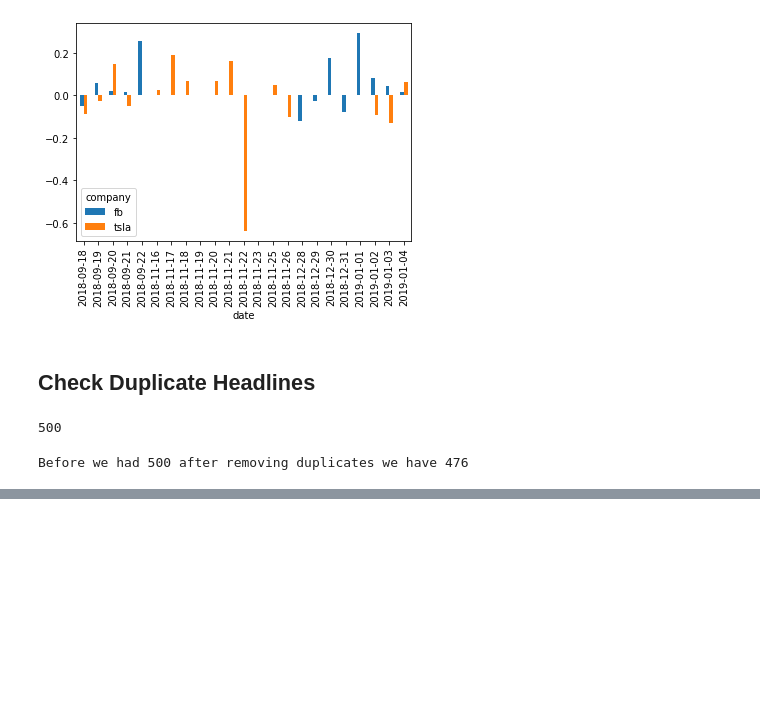
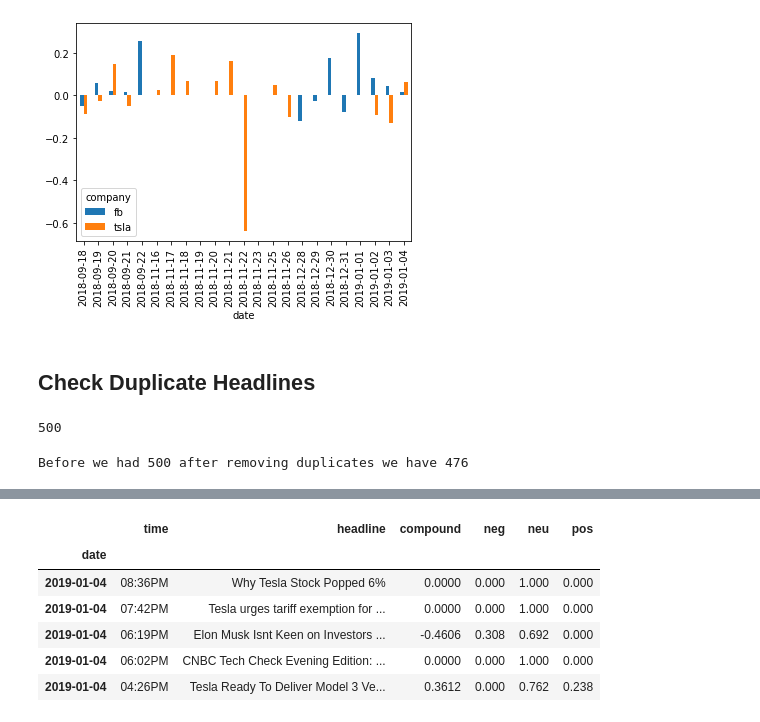
Before and after one commit to kaushik-holla/Sentimental-Analysis-of-Stock-Market-from-News-Headlines-, a Jupyter notebook: Sentiment_Analysis_of_Stock.ipynb, the cells around one changed output, grey strips where cells are left out. Drawn from its saved outputs; the diff is of its cells as text; code cells hidden in the pictures; blank space fills up the shorter version.

```diff
--- a/Sentiment_Analysis_of_Stock.ipynb
+++ b/Sentiment_Analysis_of_Stock.ipynb
@@ -204,0 +215,11 @@ Before we had 500 after removing duplicates we have 476
+# %%
+single_day = single_day.loc['tsla']
+single_day.head()
+# %% [output]
+|  | time | headline | compound | neg | neu | pos |
+| date |  |  |  |  |  |  |
+| 2019-01-04 | 08:36PM | Why Tesla Stock Popped 6% | 0.0000 | 0.000 | 1.000 | 0.000 |
+| 2019-01-04 | 07:42PM | Tesla urges tariff exemption for ... | 0.0000 | 0.000 | 1.000 | 0.000 |
+| 2019-01-04 | 06:19PM | Elon Musk Isnt Keen on Investors ... | -0.4606 | 0.308 | 0.692 | 0.000 |
+| 2019-01-04 | 06:02PM | CNBC Tech Check Evening Edition: ... | 0.0000 | 0.000 | 1.000 | 0.000 |
+| 2019-01-04 | 04:26PM | Tesla Ready To Deliver Model 3 Ve... | 0.3612 | 0.000 | 0.762 | 0.238 |
```
Also changed, not shown: parts of 12 cells of this notebook.
